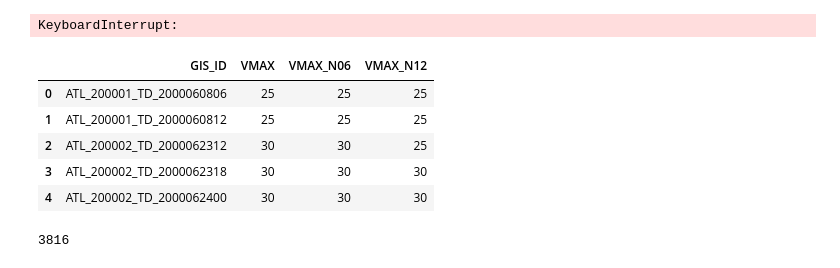
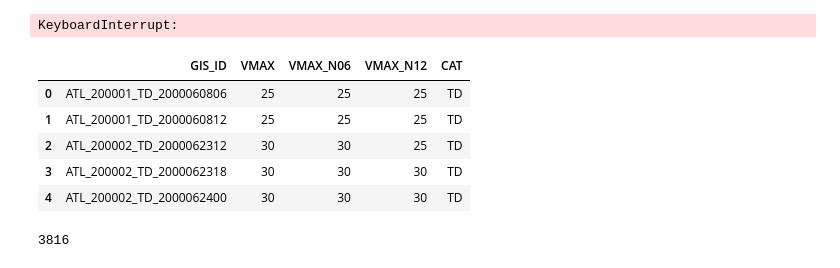
Before and after one commit to sjiangyou/Real_Time_HAI, a Jupyter notebook: HIECNN/CODE/TC_Estimation.ipynb, the cells around one changed output. Drawn from its saved outputs; the diff is of its cells as text; code cells hidden in the pictures.

```diff
--- a/HIECNN/CODE/TC_Estimation.ipynb
+++ b/HIECNN/CODE/TC_Estimation.ipynb
@@ -347,14 +347,14 @@ os.chdir("/Users/sunnyyou/Documents/Real_Time_HAI/HIECNN/IMERG")
 # %%
 train_no_resample = pd.read_csv("DEV/ALL_TRAIN_DATA.csv")
 train_no_resample = train_no_resample[["GIS_ID", "VMAX", "VMAX_N06", "VMAX_N12", "CAT"]]
-train.head()
+train_no_resample.head()
 # %% [output]
-|  | GIS_ID | VMAX | VMAX_N06 | VMAX_N12 |
-| 0 | ATL_200001_TD_2000060806 | 25 | 25 | 25 |
-| 1 | ATL_200001_TD_2000060812 | 25 | 25 | 25 |
-| 2 | ATL_200002_TD_2000062312 | 30 | 30 | 25 |
-| 3 | ATL_200002_TD_2000062318 | 30 | 30 | 30 |
-| 4 | ATL_200002_TD_2000062400 | 30 | 30 | 30 |
+|  | GIS_ID | VMAX | VMAX_N06 | VMAX_N12 | CAT |
+| 0 | ATL_200001_TD_2000060806 | 25 | 25 | 25 | TD |
+| 1 | ATL_200001_TD_2000060812 | 25 | 25 | 25 | TD |
+| 2 | ATL_200002_TD_2000062312 | 30 | 30 | 25 | TD |
+| 3 | ATL_200002_TD_2000062318 | 30 | 30 | 30 | TD |
+| 4 | ATL_200002_TD_2000062400 | 30 | 30 | 30 | TD |
 # %%
 train_no_resample['CAT'].value_counts()['Maj']
 # %% [output]
```
Also changed, not shown: parts of 7 cells of this notebook, 1 other file.
